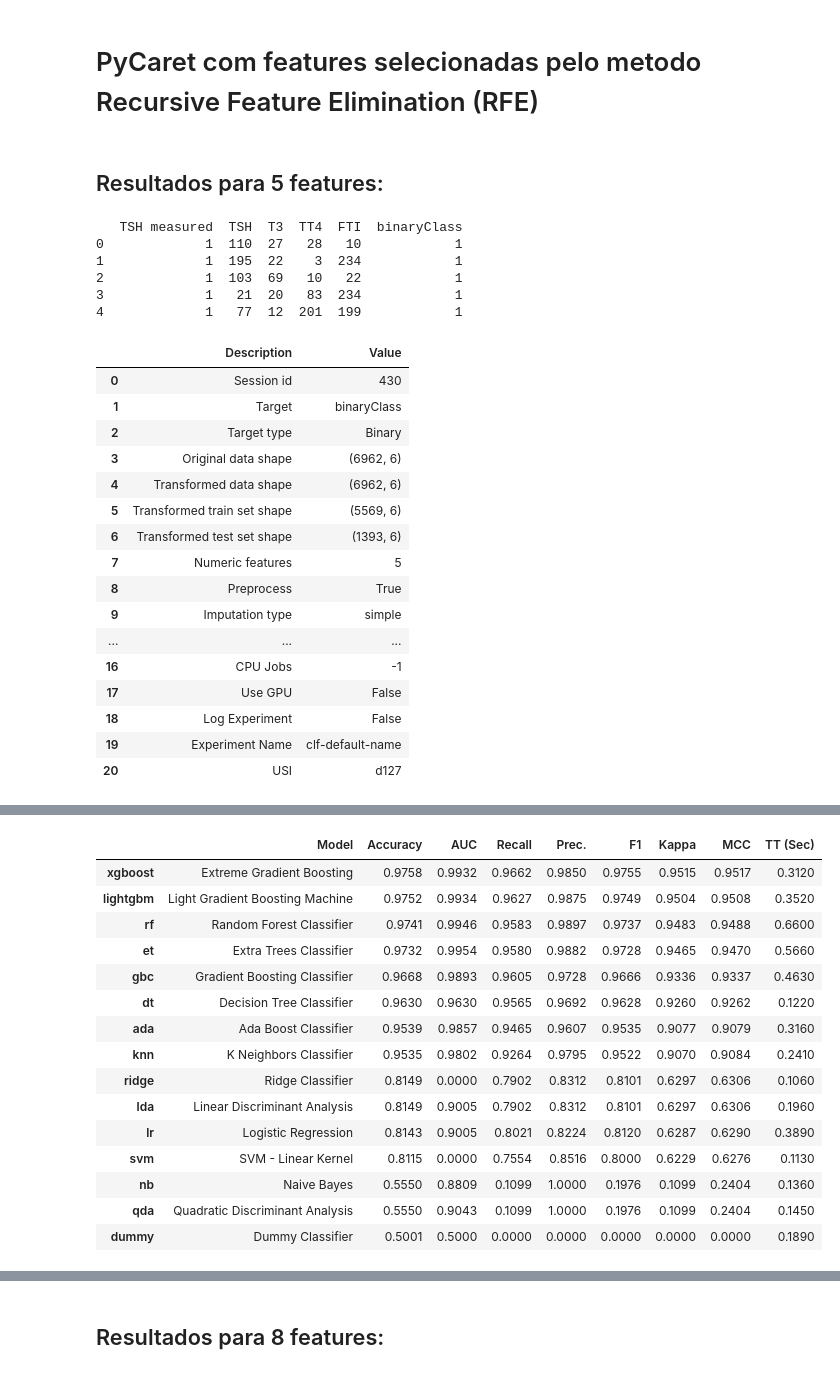
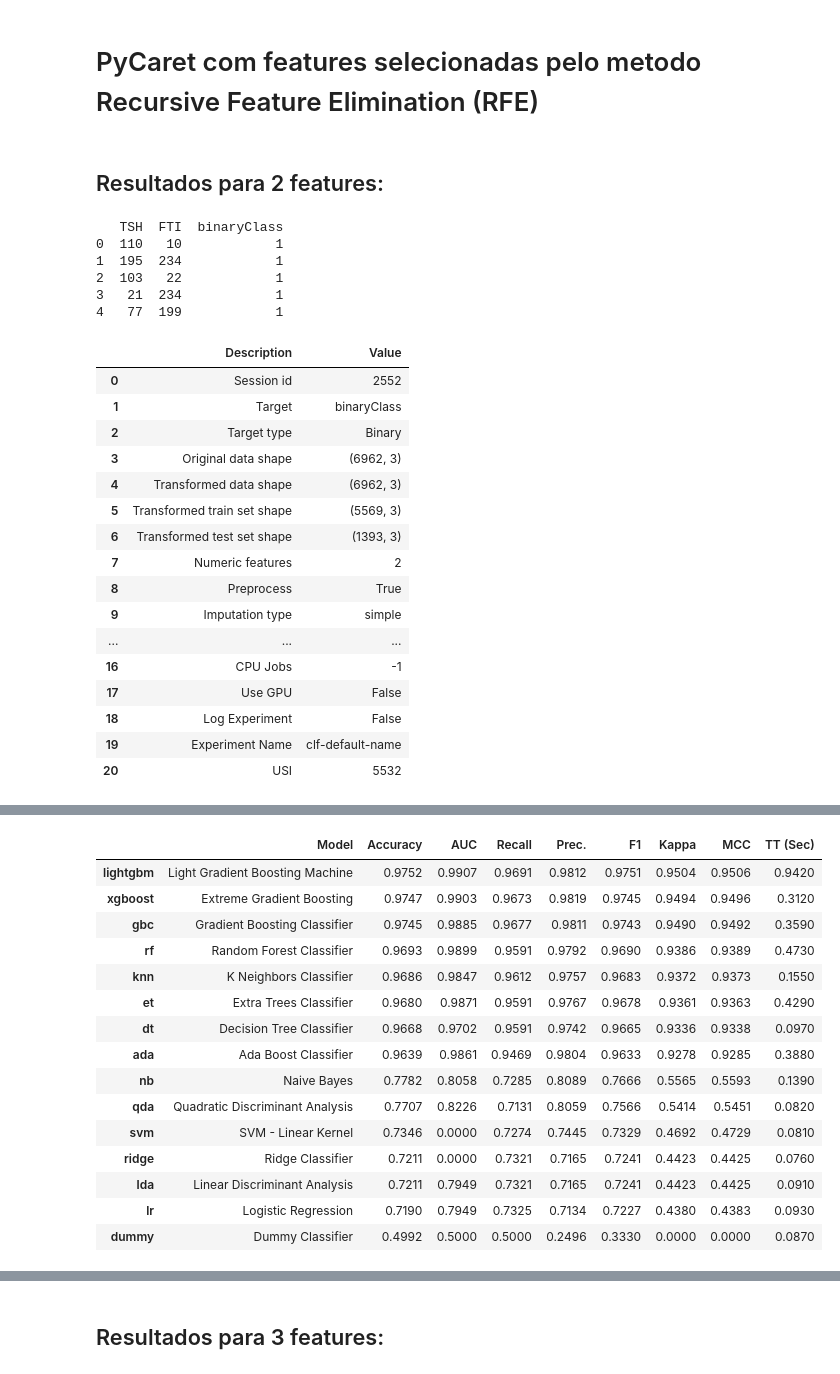
Before and after one commit to cilab-ufersa/thyroid_disease_AI, a Jupyter notebook: thyroid_disease_AI/notebooks/Pycaret_Features(RFE).ipynb, the cells around one changed output, grey strips where cells are left out. Cells and saved outputs as stored; diff of their text form; code cells hidden in the pictures.

```diff
--- a/thyroid_disease_AI/notebooks/Pycaret_Features(RFE).ipynb
+++ b/thyroid_disease_AI/notebooks/Pycaret_Features(RFE).ipynb
@@ -8,10 +8,12 @@ from imblearn.over_sampling import SMOTE
 from IPython.display import display, Markdown
 # %%
 # criando lista com as 5, 8, 10 e 12 features que foram selecionadas
-list_features = [['TSH measured', 'TSH', 'T3', 'TT4', 'FTI', 'binaryClass'],
-                 ['age', 'TSH measured', 'TSH', 'T3', 'TT4', 'T4U', 'FTI', 'referral source', 'binaryClass'],
-                 ['age', 'sex', 'on thyroxine', 'TSH measured', 'TSH', 'T3', 'TT4', 'T4U', 'FTI', 'referral source', 'binaryClass'],
-                 ['age', 'sex', 'on thyroxine', 'query hypothyroid', 'TSH measured', 'TSH', 'T3 measured', 'T3', 'TT4', 'T4U', 'FTI', 'referral source', 'binaryClass']]
+list_features = [['TSH', 'FTI'],
+                 ['TSH', 'T3', 'FTI'],
+                 ['TSH measured', 'TSH', 'T3', 'TT4', 'FTI'],
+                 ['age', 'TSH measured', 'TSH', 'T3', 'TT4', 'T4U', 'FTI', 'referral source'],
+                 ['age', 'sex', 'on thyroxine', 'TSH measured', 'TSH', 'T3', 'TT4', 'T4U', 'FTI', 'referral source'],
+                 ['age', 'sex', 'on thyroxine', 'query hypothyroid', 'TSH measured', 'TSH', 'T3 measured', 'T3', 'TT4', 'T4U', 'FTI', 'referral source']]
 
 for features in list_features:
     # abrir o dataset
@@ -27,7 +29,7 @@ for features in list_features:
 
     output_label_dataset = dataset['binaryClass']
     dataset = dataset[features]
-    dataset = dataset.drop(['binaryClass'], axis=1)
+    # dataset = dataset.drop(['binaryClass'], axis=1)
 
     # balancear os dados
     sm = SMOTE(random_state=42, k_neighbors=5)
@@ -37,62 +39,62 @@ for features in list_features:
     classes = pd.DataFrame(output_classe)
 
     final_dataset = pd.concat([dataset_b, classes], axis=1)
-    num = (len(features)-1)
+    num = (len(features))
     print('\n')
     texto = f'Resultados para {num} features: '
     texto_formatado = f'<h2>{texto}</h2>'
     display(Markdown(texto_formatado))
     print(final_dataset.head())
     print('\n')
 
     train_size = 0.8
     session = setup(data=final_dataset, target='binaryClass', train_size=train_size, data_split_shuffle=True, normalize = True)
 
     best_model = compare_models()
     text = f'O melhor classificador: \n{best_model}'
     text_formatado = f'<h2>{text}</h2>'
     display(Markdown(text_formatado))
 # %% [output]
-<h2>Resultados para 5 features: </h2>
+<h2>Resultados para 2 features: </h2>
-   TSH measured  TSH  T3  TT4  FTI  binaryClass
-0             1  110  27   28   10            1
-1             1  195  22    3  234            1
-2             1  103  69   10   22            1
-3             1   21  20   83  234            1
-4             1   77  12  201  199            1
+   TSH  FTI  binaryClass
+0  110   10            1
+1  195  234            1
+2  103   22            1
+3   21  234            1
+4   77  199            1
 |  | Description | Value |
-| 0 | Session id | 430 |
+| 0 | Session id | 2552 |
 | 1 | Target | binaryClass |
 | 2 | Target type | Binary |
-| 3 | Original data shape | (6962, 6) |
-| 4 | Transformed data shape | (6962, 6) |
-| 5 | Transformed train set shape | (5569, 6) |
-| 6 | Transformed test set shape | (1393, 6) |
-| 7 | Numeric features | 5 |
+| 3 | Original data shape | (6962, 3) |
+| 4 | Transformed data shape | (6962, 3) |
+| 5 | Transformed train set shape | (5569, 3) |
+| 6 | Transformed test set shape | (1393, 3) |
+| 7 | Numeric features | 2 |
 | 8 | Preprocess | True |
 | 9 | Imputation type | simple |
 | ... | ... | ... |
 | 16 | CPU Jobs | -1 |
 | 17 | Use GPU | False |
 | 18 | Log Experiment | False |
 | 19 | Experiment Name | clf-default-name |
-| 20 | USI | d127 |
+| 20 | USI | 5532 |
 [interactive output not drawn]
 |  | Model | Accuracy | AUC | Recall | Prec. | F1 | Kappa | MCC | TT (Sec) |
-| xgboost | Extreme Gradient Boosting | 0.9758 | 0.9932 | 0.9662 | 0.9850 | 0.9755 | 0.9515 | 0.9517 | 0.3120 |
-| lightgbm | Light Gradient Boosting Machine | 0.9752 | 0.9934 | 0.9627 | 0.9875 | 0.9749 | 0.9504 | 0.9508 | 0.3520 |
-| rf | Random Forest Classifier | 0.9741 | 0.9946 | 0.9583 | 0.9897 | 0.9737 | 0.9483 | 0.9488 | 0.6600 |
-| et | Extra Trees Classifier | 0.9732 | 0.9954 | 0.9580 | 0.9882 | 0.9728 | 0.9465 | 0.9470 | 0.5660 |
-| gbc | Gradient Boosting Classifier | 0.9668 | 0.9893 | 0.9605 | 0.9728 | 0.9666 | 0.9336 | 0.9337 | 0.4630 |
-| dt | Decision Tree Classifier | 0.9630 | 0.9630 | 0.9565 | 0.9692 | 0.9628 | 0.9260 | 0.9262 | 0.1220 |
-| ada | Ada Boost Classifier | 0.9539 | 0.9857 | 0.9465 | 0.9607 | 0.9535 | 0.9077 | 0.9079 | 0.3160 |
-| knn | K Neighbors Classifier | 0.9535 | 0.9802 | 0.9264 | 0.9795 | 0.9522 | 0.9070 | 0.9084 | 0.2410 |
-| ridge | Ridge Classifier | 0.8149 | 0.0000 | 0.7902 | 0.8312 | 0.8101 | 0.6297 | 0.6306 | 0.1060 |
-| lda | Linear Discriminant Analysis | 0.8149 | 0.9005 | 0.7902 | 0.8312 | 0.8101 | 0.6297 | 0.6306 | 0.1960 |
-| lr | Logistic Regression | 0.8143 | 0.9005 | 0.8021 | 0.8224 | 0.8120 | 0.6287 | 0.6290 | 0.3890 |
-| svm | SVM - Linear Kernel | 0.8115 | 0.0000 | 0.7554 | 0.8516 | 0.8000 | 0.6229 | 0.6276 | 0.1130 |
-| nb | Naive Bayes | 0.5550 | 0.8809 | 0.1099 | 1.0000 | 0.1976 | 0.1099 | 0.2404 | 0.1360 |
-| qda | Quadratic Discriminant Analysis | 0.5550 | 0.9043 | 0.1099 | 1.0000 | 0.1976 | 0.1099 | 0.2404 | 0.1450 |
-| dummy | Dummy Classifier | 0.5001 | 0.5000 | 0.0000 | 0.0000 | 0.0000 | 0.0000 | 0.0000 | 0.1890 |
+| lightgbm | Light Gradient Boosting Machine | 0.9752 | 0.9907 | 0.9691 | 0.9812 | 0.9751 | 0.9504 | 0.9506 | 0.9420 |
+| xgboost | Extreme Gradient Boosting | 0.9747 | 0.9903 | 0.9673 | 0.9819 | 0.9745 | 0.9494 | 0.9496 | 0.3120 |
+| gbc | Gradient Boosting Classifier | 0.9745 | 0.9885 | 0.9677 | 0.9811 | 0.9743 | 0.9490 | 0.9492 | 0.3590 |
+| rf | Random Forest Classifier | 0.9693 | 0.9899 | 0.9591 | 0.9792 | 0.9690 | 0.9386 | 0.9389 | 0.4730 |
+| knn | K Neighbors Classifier | 0.9686 | 0.9847 | 0.9612 | 0.9757 | 0.9683 | 0.9372 | 0.9373 | 0.1550 |
+| et | Extra Trees Classifier | 0.9680 | 0.9871 | 0.9591 | 0.9767 | 0.9678 | 0.9361 | 0.9363 | 0.4290 |
+| dt | Decision Tree Classifier | 0.9668 | 0.9702 | 0.9591 | 0.9742 | 0.9665 | 0.9336 | 0.9338 | 0.0970 |
+| ada | Ada Boost Classifier | 0.9639 | 0.9861 | 0.9469 | 0.9804 | 0.9633 | 0.9278 | 0.9285 | 0.3880 |
+| nb | Naive Bayes | 0.7782 | 0.8058 | 0.7285 | 0.8089 | 0.7666 | 0.5565 | 0.5593 | 0.1390 |
+| qda | Quadratic Discriminant Analysis | 0.7707 | 0.8226 | 0.7131 | 0.8059 | 0.7566 | 0.5414 | 0.5451 | 0.0820 |
+| svm | SVM - Linear Kernel | 0.7346 | 0.0000 | 0.7274 | 0.7445 | 0.7329 | 0.4692 | 0.4729 | 0.0810 |
+| ridge | Ridge Classifier | 0.7211 | 0.0000 | 0.7321 | 0.7165 | 0.7241 | 0.4423 | 0.4425 | 0.0760 |
+| lda | Linear Discriminant Analysis | 0.7211 | 0.7949 | 0.7321 | 0.7165 | 0.7241 | 0.4423 | 0.4425 | 0.0910 |
+| lr | Logistic Regression | 0.7190 | 0.7949 | 0.7325 | 0.7134 | 0.7227 | 0.4380 | 0.4383 | 0.0930 |
+| dummy | Dummy Classifier | 0.4992 | 0.5000 | 0.5000 | 0.2496 | 0.3330 | 0.0000 | 0.0000 | 0.0870 |
 [interactive output not drawn]
 <h2>O melhor classificador:
@@ -110 +107 @@ XGBClassifier(base_score=None, booster='gbtree', callbacks=None,
-<h2>Resultados para 8 features: </h2>
+<h2>Resultados para 3 features: </h2>
```
Also changed, not shown: parts of 2 cells of this notebook.
